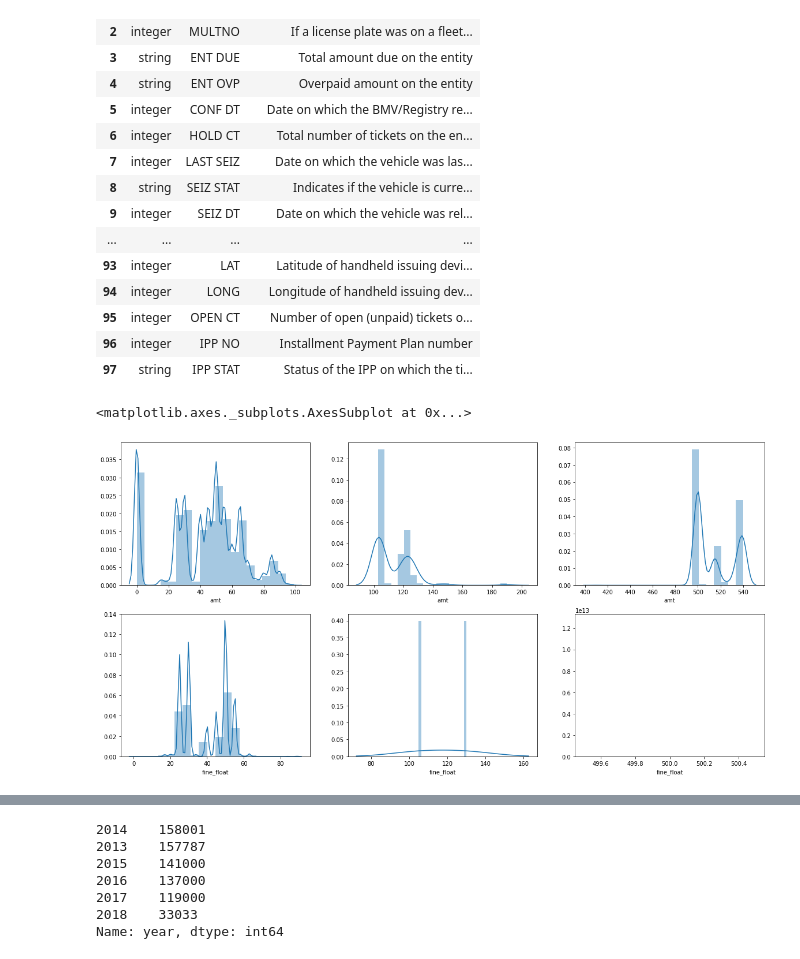
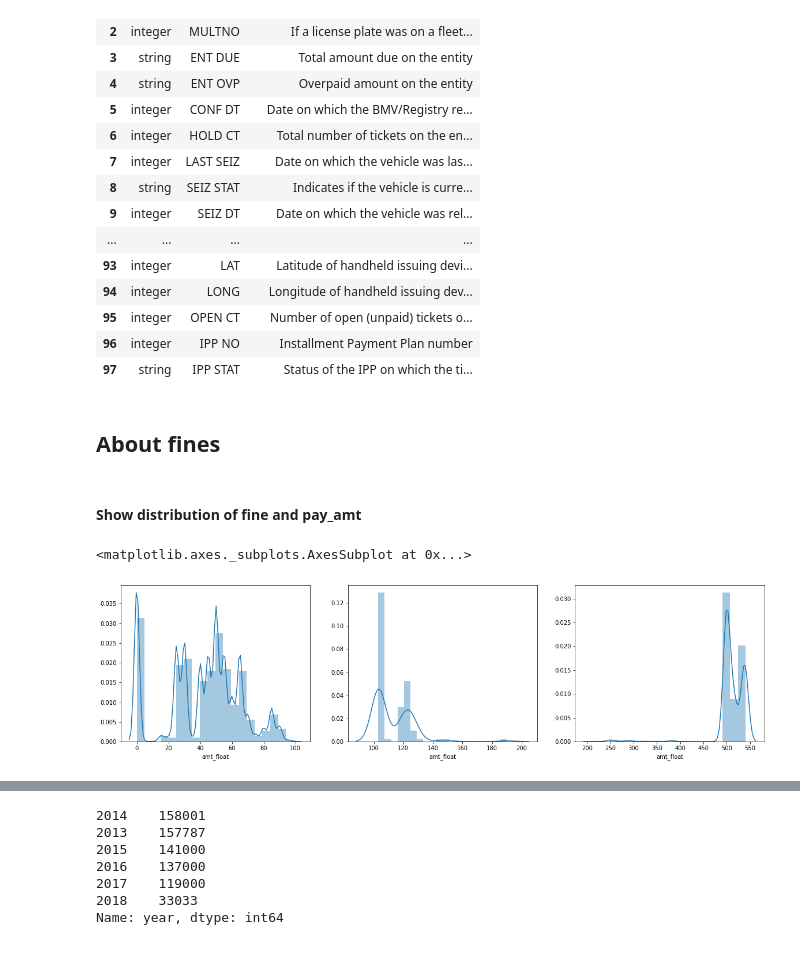
Before and after one commit to osofariu/cmh-parking-tickets, a Jupyter notebook: notebooks/Cmh_Parking_Violation.ipynb, the cells around one changed output, grey strips where cells are left out. Cells and saved outputs as stored; diff of their text form; code cells hidden in the pictures.

```diff
--- a/notebooks/Cmh_Parking_Violation.ipynb
+++ b/notebooks/Cmh_Parking_Violation.ipynb
@@ -73,23 +77,3 @@ violations['issue_date'] = violations['iss dt'].map(lambda dtStr: datetime.datet
 violations['year'] = violations['issue_date'].map(lambda dt: dt.year)
 violations['dayOfWeek'] = violations['issue_date'].map(lambda dt: dt.weekday())
 violations['hour'] = violations['iss time'] / 100
-# %%
-# convert 'pay amt' into a float
-import string
-trans_dict ={ord('$'): None, ord('('): None, ord(')'): None, ord(","): None}
-violations['amt'] = violations['pay amt'].str.translate(trans_dict).astype(float)
-violations['fine_float'] = violations['fine'].str.translate(trans_dict).astype(float)
-f, ((ax1, ax2, ax3), (ax4, ax5, ax6)) = plt.subplots(2, 3, sharex=False, figsize=(20,10))
-
-# after removing outliers (amounts > 100), here's the distribution of fines:
-sns.distplot(violations[violations['amt'] < 100]['amt'], bins = 20, ax=ax1)
-sns.distplot(violations[(violations['amt'] > 100) & (violations['amt'] < 200)]['amt'], bins = 20, ax=ax2)
-sns.distplot(violations[(violations['amt'] > 400) & (violations['amt'] < 600)]['amt'], bins = 20, ax=ax3)
-sns.distplot(violations[violations['fine_float'] < 100]['fine_float'], bins = 20, ax=ax4)
-sns.distplot(violations[(violations['fine_float'] > 100) & (violations['fine_float'] < 200)]['fine_float'], bins = 20, ax=ax5)
-sns.distplot(violations[(violations['fine_float'] > 400) & (violations['fine_float'] < 600)]['fine_float'], bins = 20, ax=ax6)
-# also this weird fine:
-#violations[violations['amt'] > 900]
-# %% [output]
-<matplotlib.axes._subplots.AxesSubplot at 0x...>
-[figure, removed]
@@ -95,0 +85,12 @@ sns.distplot(violations[(violations['fine_float'] > 400) & (violations['fine_flo
+# %% [markdown]
+## About fines
+# %% [markdown]
+#### Show distribution of fine and pay_amt
+# %%
+f, (ax1, ax2, ax3) = plt.subplots(1, 3, sharex=False, figsize=(20,5))
+sns.distplot(violations[violations['amt_float'] < 100]['amt_float'], bins = 20, ax=ax1)
+sns.distplot(violations[(violations['amt_float'] > 100) & (violations['amt_float'] <= 200)]['amt_float'], bins = 20, ax=ax2)
+sns.distplot(violations[(violations['amt_float'] > 200) & (violations['amt_float'] <= 600)]['amt_float'], bins = 20, ax=ax3)
+# %% [output]
+<matplotlib.axes._subplots.AxesSubplot at 0x...>
+[figure, added]
```
Also changed, not shown: parts of 31 cells of this notebook.
